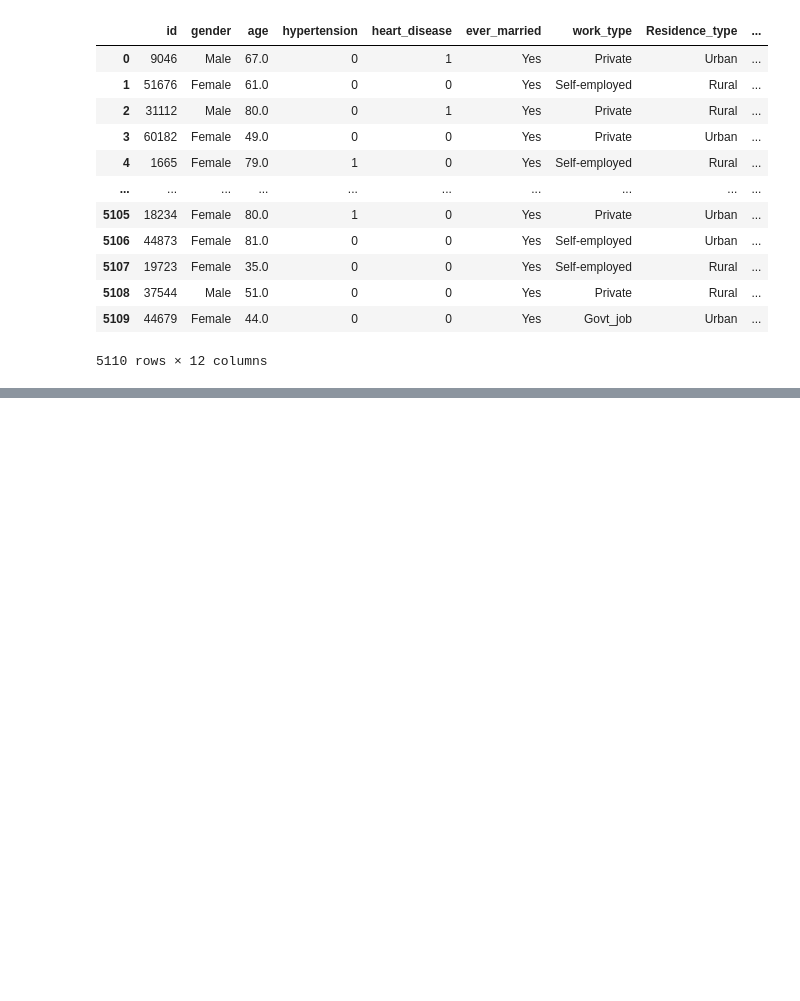
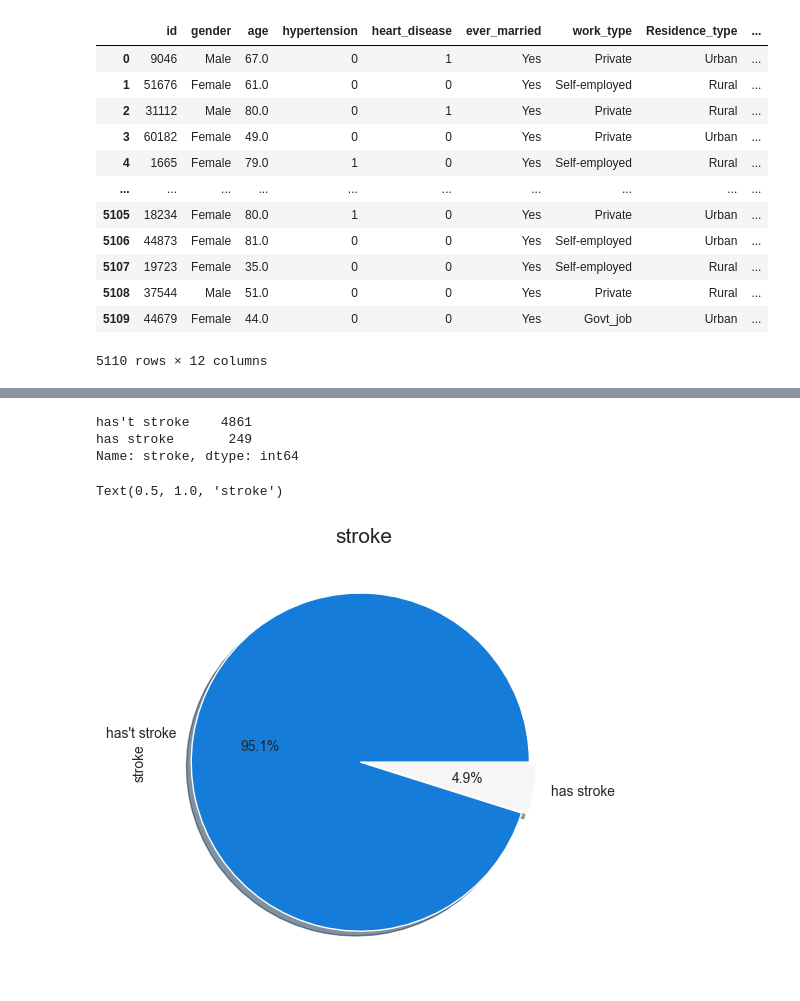
Before and after one commit to Peteryasser/Stroke-Prediction, a Jupyter notebook: code-and-dataset/EDA.ipynb, the cells around one changed output, grey strips where cells are left out. Drawn from its saved outputs; the diff is of its cells as text; code cells hidden in the pictures; blank space fills up the shorter version.

```diff
--- a/code-and-dataset/EDA.ipynb
+++ b/code-and-dataset/EDA.ipynb
@@ -47,0 +93,13 @@ data=data.drop(["id"],axis=1)
+# %%
+data['stroke'].value_counts()
+# %% [output]
+has't stroke    4861
+has stroke       249
+Name: stroke, dtype: int64
+# %%
+plt.subplot(1, 2, 2)
+round(data['stroke'].value_counts()/data.shape[0]*100,2).plot.pie(autopct= '%1.1f%%',colormap=cmap, explode=[0.02,0.02],shadow=True)
+plt.title('stroke', fontsize=15)
+# %% [output]
+Text(0.5, 1.0, 'stroke')
+[figure, added]
```
Also changed, not shown: parts of 16 cells of this notebook.
